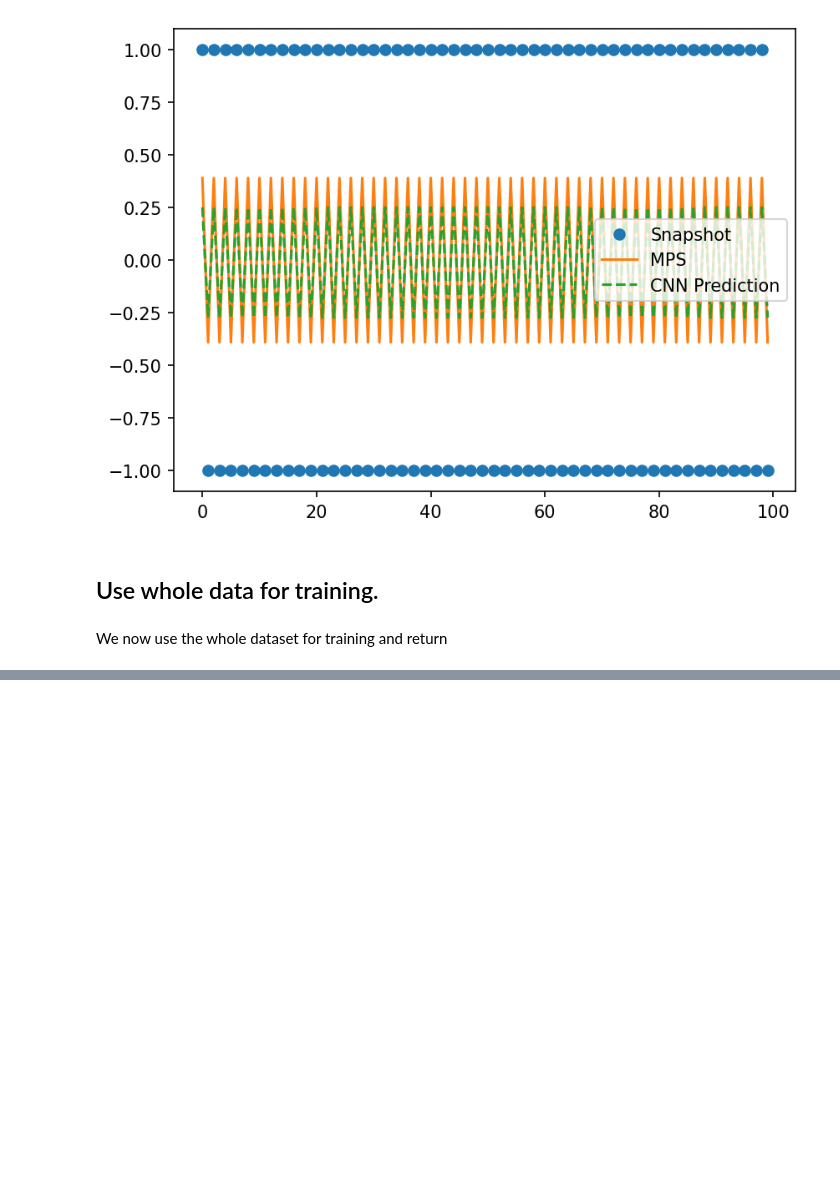
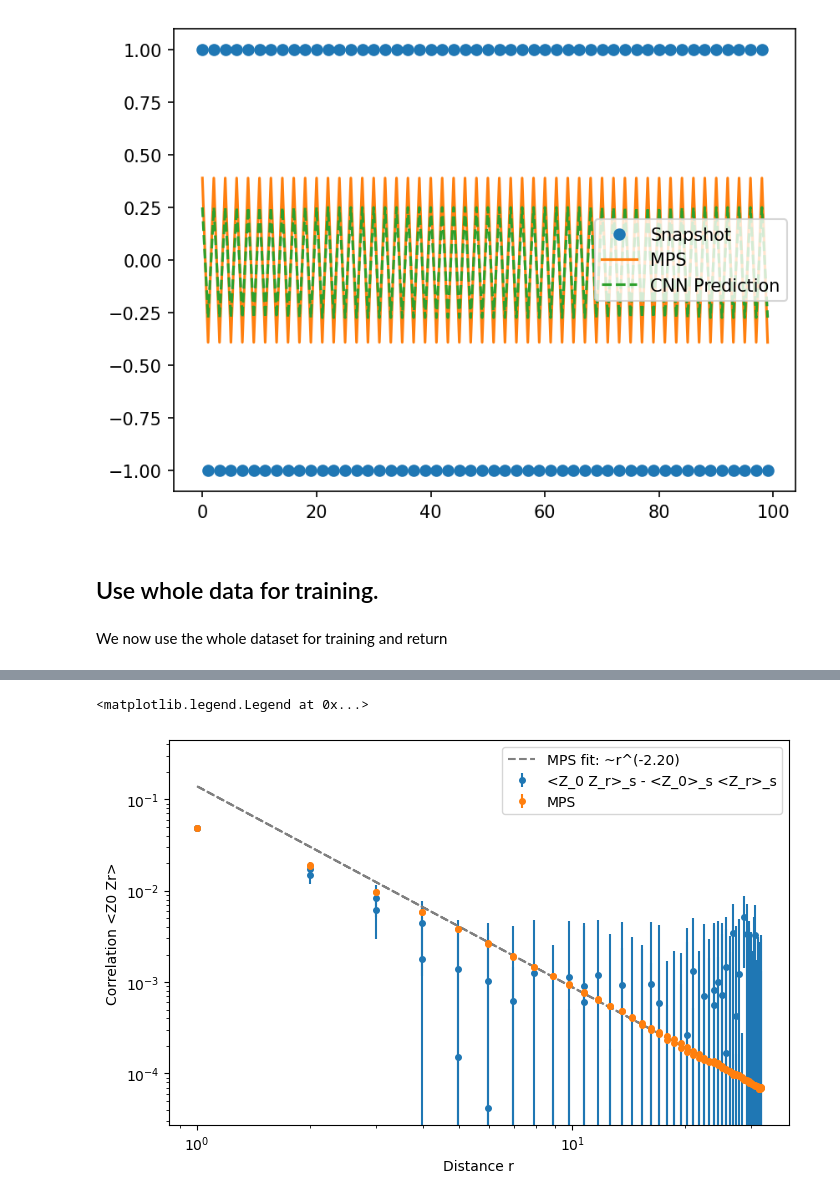
Before and after one commit to YueLiu01/MPSToolBox, a Jupyter notebook: CNN.ipynb, the cells around one changed output, grey strips where cells are left out. Cells and saved outputs as stored; diff of their text form; code cells hidden in the pictures; blank space fills up the shorter version.

Commit message:
CNN plots

```diff
--- a/CNN.ipynb
+++ b/CNN.ipynb
@@ -2708,0 +2999,6 @@ Y = np.load(f"../data/Fast_CritIsing_L{L}_beta{beta}_Zoutcomes_sys.npy") # shape
+# %%
+L = 100 # system size
+beta = 0.5
+N = 100000 # number of snapshots
+X = np.load(f"../data/Fast_CritIsing_L{L}_beta{beta}_Zoutcomes_anc.npy")[:N] # shape: (N, L), where N is the number of snapshots and L is the system size
+Y = np.load(f"../data/Fast_CritIsing_L{L}_beta{beta}_Zoutcomes_sys.npy")[:N] # shape: (N, L), where N is the number of snapshots and L is the system size
@@ -2708,0 +3045,47 @@ Y = np.load(f"../data/Fast_CritIsing_L{L}_beta{beta}_Zoutcomes_sys.npy") # shape
+# %%
+Y_pred = np.load("temp/dilatedcnn_sharedpbc_L100_beta0.5_N100000_y_pred.npy")
+# %%
+r_list = np.arange(L)
+Zcorr_data = []
+Zcorr_data_std = []
+for i in r_list:
+    Zcorr = np.mean(Y[:,0] * Y[:, i])
+    Zcorr_std = np.std(Y[:,0] * Y[:, i]) / np.sqrt(Y.shape[0])
+    Zcorr_data.append(Zcorr)
+    Zcorr_data_std.append(Zcorr_std)
+Z0Zr_pred = []
+Z0Zr_pred_std = []
+for r in r_list:
+    Z0Zr_pred.append(np.mean(Y_pred[:,0] * Y_pred[:,r]))
+    Z0Zr_pred_std.append(np.std(Y_pred[:,0] * Y_pred[:,r]) / np.sqrt(Y_pred.shape[0]))
+Z0Zr_pred = np.array(Z0Zr_pred)
+Z0Zr_pred_std = np.array(Z0Zr_pred_std)
+Zcorr_data = np.array(Zcorr_data)
+Zcorr_data_std = np.array(Zcorr_data_std)
+
+def mps_data(q=1):
+    Zcorr = np.load(f"../data/Fast_MPS_CritIsing_L{L}_beta{beta}_Zcorr_N10000_0_r.npy")
+    # load <Z_r>_s, where each row corresponds to a different snapshot and each column corresponds to a different position r.
+    Z = np.load(f"../data/Fast_MPS_CritIsing_L{L}_beta{beta}_Zexp_N10000_0_r.npy")
+
+    _connected_corr = Zcorr - Z[:, :1] * Z
+    return np.mean(np.power(np.abs(_connected_corr), q), axis=0), np.std(np.power(np.abs(_connected_corr), q), axis=0)/np.sqrt(Z.shape[0])
+y_mps, y_mps_std = mps_data(q=1)
+
+
+plt.figure(figsize=(8, 5))
+plt.errorbar(r_chord, Zcorr_data - Z0Zr_pred, yerr=np.sqrt(Zcorr_data_std**2 + Z0Zr_pred_std**2), fmt="o", markersize=4, label="<Z_0 Z_r>_s - <Z_0>_s <Z_r>_s")
+plt.errorbar(r_chord, y_mps, yerr=np.sqrt(y_mps_std**2), fmt="o", markersize=4, label="MPS")
+plt.xlabel("Distance r")
+plt.ylabel("Correlation <Z0 Zr>")
+plt.xscale("log")
+plt.yscale("log")
+
+polynomial_fit = np.polyfit(np.log(r_chord[5:L-4]), np.log(np.abs(y_mps[5:L-4])), deg=1)
+fitted_line = np.exp(polynomial_fit[1]) * r_chord ** polynomial_fit[0]
+plt.plot(r_chord, fitted_line, linestyle="--", color="gray", label=f"MPS fit: ~r^({polynomial_fit[0]:.2f})")
+
+plt.legend()
+# %% [output]
+<matplotlib.legend.Legend at 0x...>
+[figure, added]
```
Also changed, not shown: parts of 11 cells of this notebook, 6 other files.
